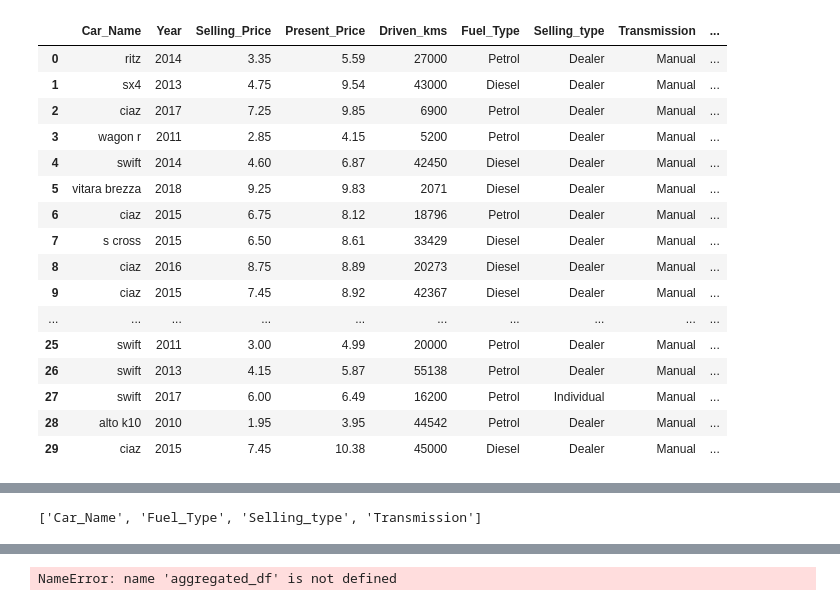
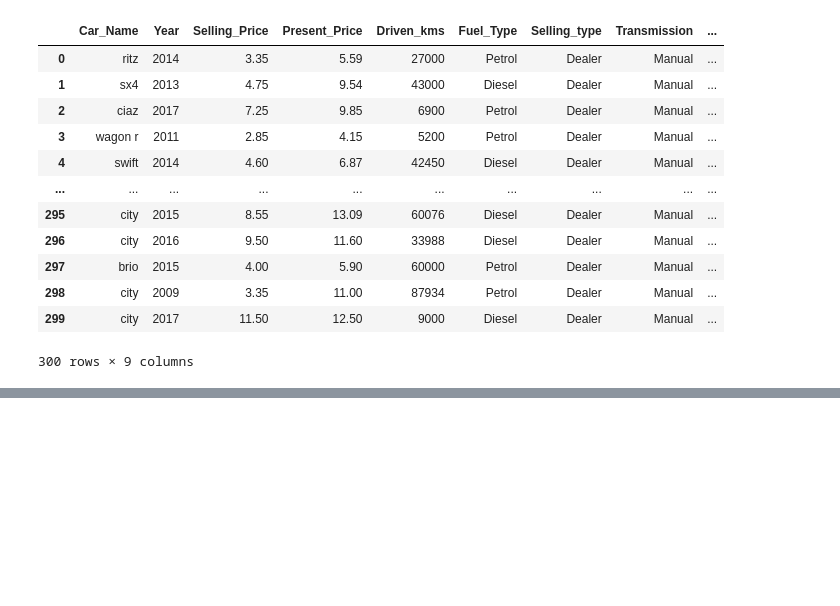
Before and after one commit to neolex118/neolex, a Jupyter notebook: eda/eda.ipynb, the cells around one changed output, grey strips where cells are left out. Drawn from its saved outputs; the diff is of its cells as text; code cells hidden in the pictures; blank space fills up the shorter version.

```diff
--- a/eda/eda.ipynb
+++ b/eda/eda.ipynb
@@ -6,25 +6,21 @@ import numpy as np
 import pickle4
 # %%
 df = pd.read_csv('../data/cardata.csv')
-df.head(30)
+df.head(300)
 # %% [output]
 |  | Car_Name | Year | Selling_Price | Present_Price | Driven_kms | Fuel_Type | Selling_type | Transmission | ... |
 | 0 | ritz | 2014 | 3.35 | 5.59 | 27000 | Petrol | Dealer | Manual | ... |
 | 1 | sx4 | 2013 | 4.75 | 9.54 | 43000 | Diesel | Dealer | Manual | ... |
 | 2 | ciaz | 2017 | 7.25 | 9.85 | 6900 | Petrol | Dealer | Manual | ... |
 | 3 | wagon r | 2011 | 2.85 | 4.15 | 5200 | Petrol | Dealer | Manual | ... |
 | 4 | swift | 2014 | 4.60 | 6.87 | 42450 | Diesel | Dealer | Manual | ... |
-| 5 | vitara brezza | 2018 | 9.25 | 9.83 | 2071 | Diesel | Dealer | Manual | ... |
-| 6 | ciaz | 2015 | 6.75 | 8.12 | 18796 | Petrol | Dealer | Manual | ... |
-| 7 | s cross | 2015 | 6.50 | 8.61 | 33429 | Diesel | Dealer | Manual | ... |
-| 8 | ciaz | 2016 | 8.75 | 8.89 | 20273 | Diesel | Dealer | Manual | ... |
-| 9 | ciaz | 2015 | 7.45 | 8.92 | 42367 | Diesel | Dealer | Manual | ... |
 | ... | ... | ... | ... | ... | ... | ... | ... | ... | ... |
-| 25 | swift | 2011 | 3.00 | 4.99 | 20000 | Petrol | Dealer | Manual | ... |
-| 26 | swift | 2013 | 4.15 | 5.87 | 55138 | Petrol | Dealer | Manual | ... |
-| 27 | swift | 2017 | 6.00 | 6.49 | 16200 | Petrol | Individual | Manual | ... |
-| 28 | alto k10 | 2010 | 1.95 | 3.95 | 44542 | Petrol | Dealer | Manual | ... |
-| 29 | ciaz | 2015 | 7.45 | 10.38 | 45000 | Diesel | Dealer | Manual | ... |
+| 295 | city | 2015 | 8.55 | 13.09 | 60076 | Diesel | Dealer | Manual | ... |
+| 296 | city | 2016 | 9.50 | 11.60 | 33988 | Diesel | Dealer | Manual | ... |
+| 297 | brio | 2015 | 4.00 | 5.90 | 60000 | Petrol | Dealer | Manual | ... |
+| 298 | city | 2009 | 3.35 | 11.00 | 87934 | Petrol | Dealer | Manual | ... |
+| 299 | city | 2017 | 11.50 | 12.50 | 9000 | Diesel | Dealer | Manual | ... |
+300 rows × 9 columns
 # %%
 df.info(show_counts=True)
 # %% [output]
@@ -54,8 +50,7 @@ df['Owner'] = df['Owner'].astype('int8')
 # %%
 cat_features = df.select_dtypes(include=['object']).columns.to_list()
 cat_features
+df = df.loc[df['Year'] >= 2000]
-# %% [output]
-['Car_Name', 'Fuel_Type', 'Selling_type', 'Transmission']
 # %%
 for col in cat_features:
     print(f'Unique categories in {col}: {df[col].value_counts()}')
@@ -77,7 +72,3 @@ Unique categories in Transmission: Transmission
 Manual       261
 Automatic     40
 Name: count, dtype: int64
-# %%
-sns.lineplot(df, x='Fuel_Type', y='Selling_Price', label='area', ax=axs[1,1])
-# %% [output]
-NameError: name 'aggregated_df' is not defined
```
Also changed, not shown: parts of 5 cells of this notebook.
